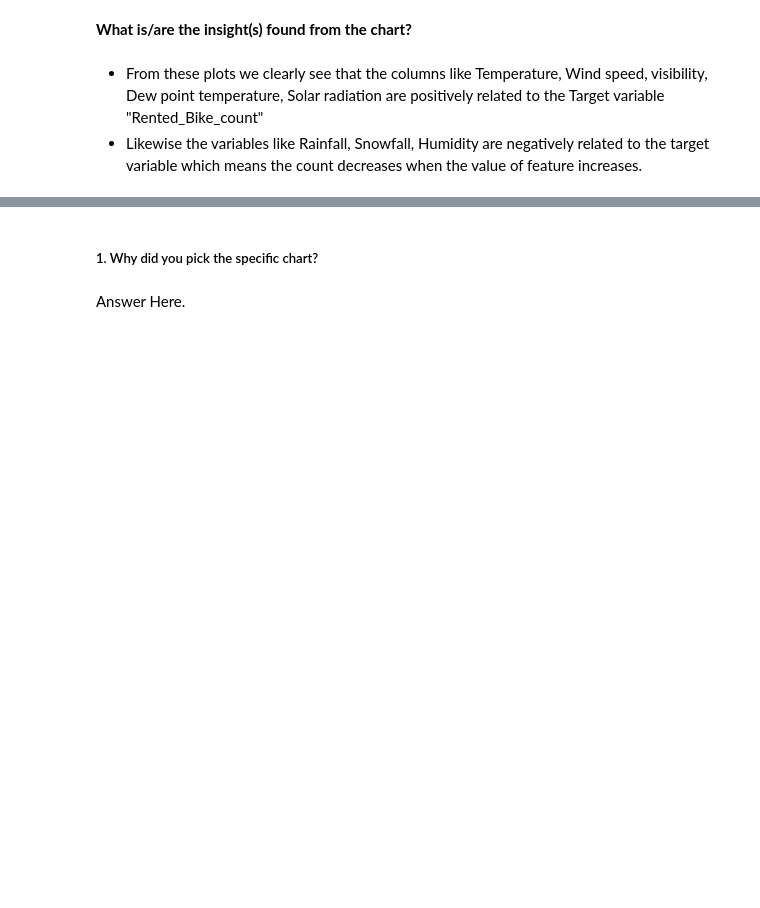
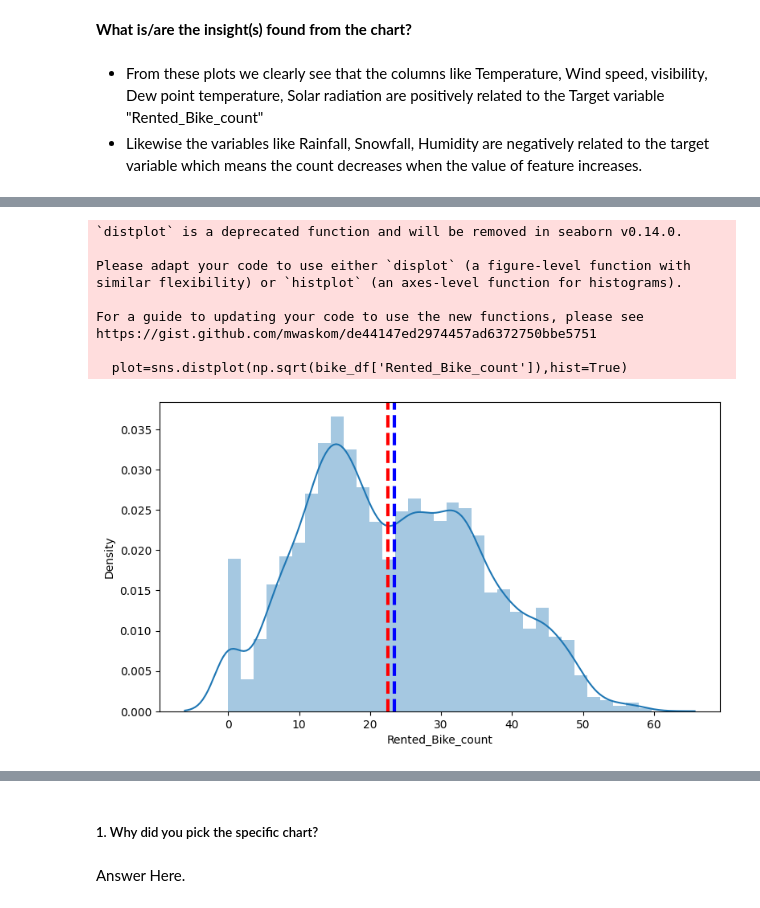
Before and after one commit to Rooban-Jeyasundar/ML_Regression_Project, a Jupyter notebook: ML_Regression_Project.ipynb, the cells around one changed output, grey strips where cells are left out. Drawn from its saved outputs; the diff is of its cells as text; code cells hidden in the pictures; blank space fills up the shorter version.

```diff
--- a/ML_Regression_Project.ipynb
+++ b/ML_Regression_Project.ipynb
@@ -753,0 +791,26 @@ for columns in numerical_features:
+# %%
+#outliers treatment
+bike_df.loc[bike_df['Rainfall']>=4,'Rainfall']=4
+bike_df.loc[bike_df['Solar_Radiation']>=2.5,'Solar_Radiation']=2.5
+bike_df.loc[bike_df['Snowfall']>=2,'Snowfall']=2
+bike_df.loc[bike_df['Wind_speed']>=4,'Wind_speed']=4
+# %%
+#To improve the skewness we are applying square root to Rented bike count
+plt.figure (figsize=(9,5))
+plt.xlabel("Rented_Bike_Count")
+plt.ylabel('Density')
+plot=sns.distplot(np.sqrt(bike_df['Rented_Bike_count']),hist=True)
+plot.axvline(np.sqrt(bike_df['Rented_Bike_count']).mean(),color='blue',linestyle='dashed',linewidth=3)
+plot.axvline(np.sqrt(bike_df['Rented_Bike_count']).median(),color='red',linestyle='dashed',linewidth=3)
+plt.show()
+# %% [output]
+`distplot` is a deprecated function and will be removed in seaborn v0.14.0.
+
+Please adapt your code to use either `displot` (a figure-level function with
+similar flexibility) or `histplot` (an axes-level function for histograms).
+
+For a guide to updating your code to use the new functions, please see
+https://gist.github.com/mwaskom/de44147ed2974457ad6372750bbe5751
+
+  plot=sns.distplot(np.sqrt(bike_df['Rented_Bike_count']),hist=True)
+[figure, added]
```
Also changed, not shown: parts of 33 cells of this notebook.
